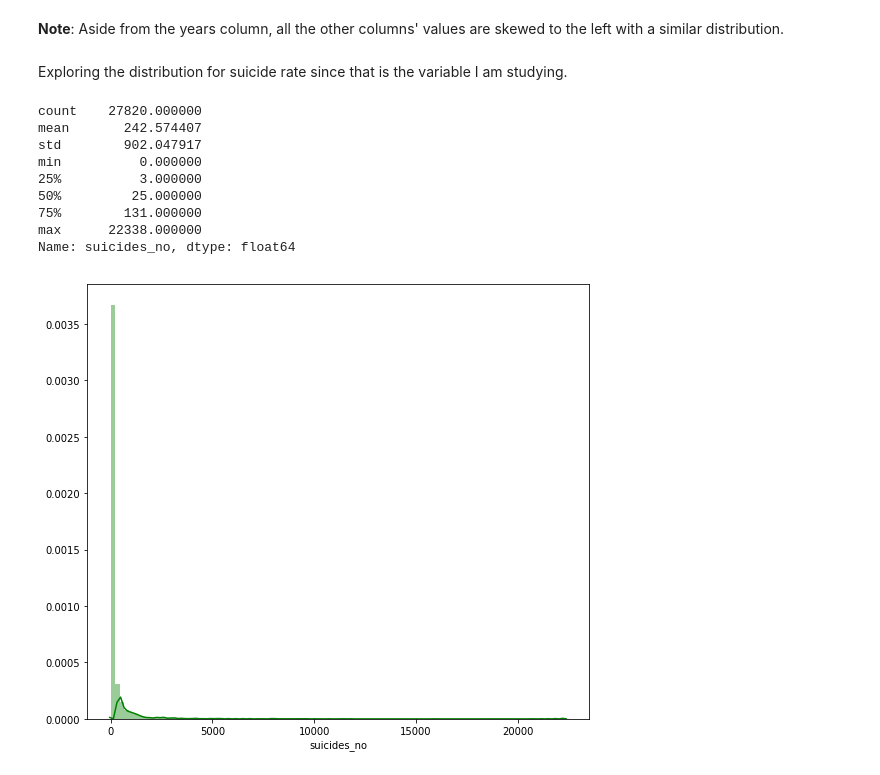
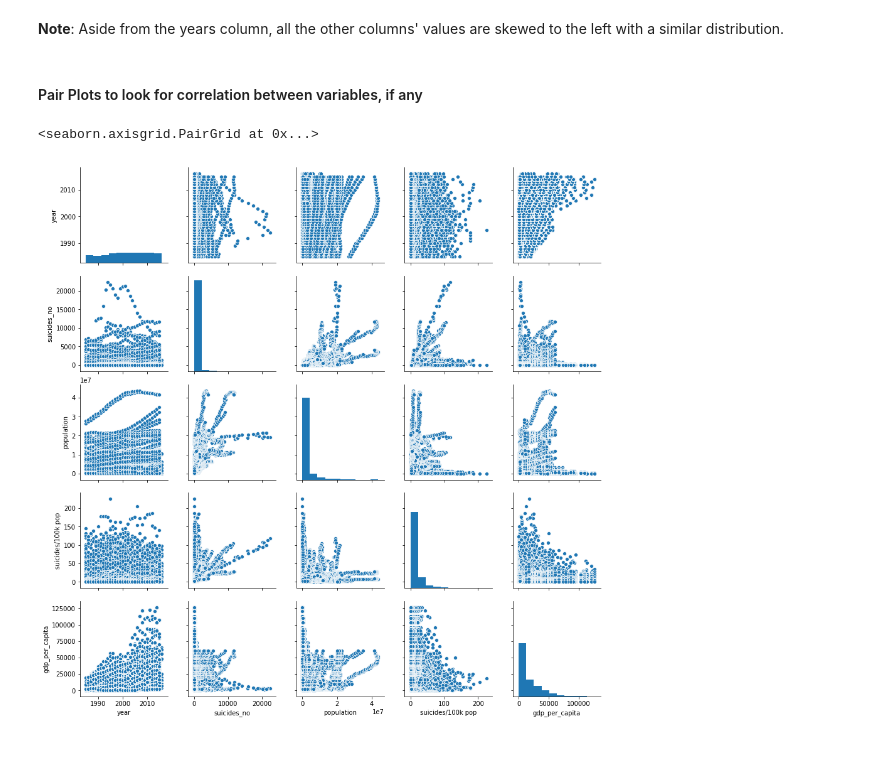
Before and after one commit to ebonnecab/int3-data-analysis, a Jupyter notebook: analysis.ipynb, the cells around one changed output. Drawn from its saved outputs; the diff is of its cells as text; code cells hidden in the pictures; blank space fills up the shorter version.

Commit message:
found no correlation thus far between numerical values in data

```diff
--- a/analysis.ipynb
+++ b/analysis.ipynb
@@ -174,22 +129,10 @@ array([[<matplotlib.axes._subplots.AxesSubplot object at 0x...>,
 [figure]
 # %% [markdown]
 **Note**: Aside from the years column, all the other columns' values are skewed to the left with a similar distribution.
-# %% [markdown]
-Exploring the distribution for suicide rate since that is the variable I am studying.
-# %%
-#looking at suicide no distribution for entire dataframe
-
-print(df['suicides_no'].describe())
-plt.figure(figsize=(9, 8))
-sns.distplot(df['suicides_no'], color='g', bins=100);
-# %% [output]
-count    27820.000000
-mean       242.574407
-std        902.047917
-min          0.000000
-25%          3.000000
-50%         25.000000
-75%        131.000000
-max      22338.000000
-Name: suicides_no, dtype: float64
-[figure, removed]
+# %% [markdown]
+#### Pair Plots to look for correlation between variables, if any
+# %%
+sns.pairplot(num_df, diag_kind="hist")
+# %% [output]
+<seaborn.axisgrid.PairGrid at 0x...>
+[figure, added]
```
Also changed, not shown: parts of 7 cells of this notebook.
